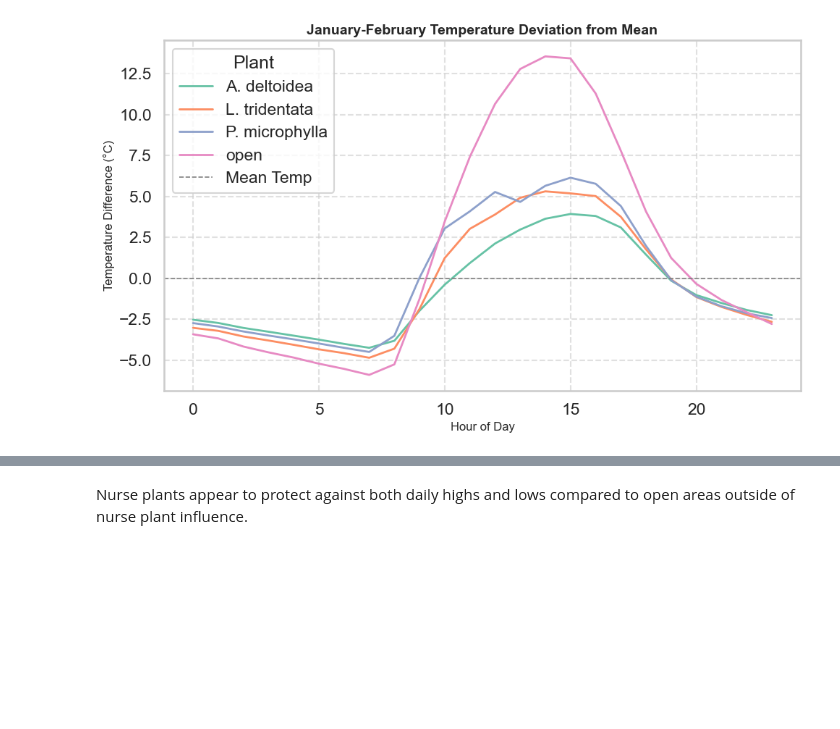
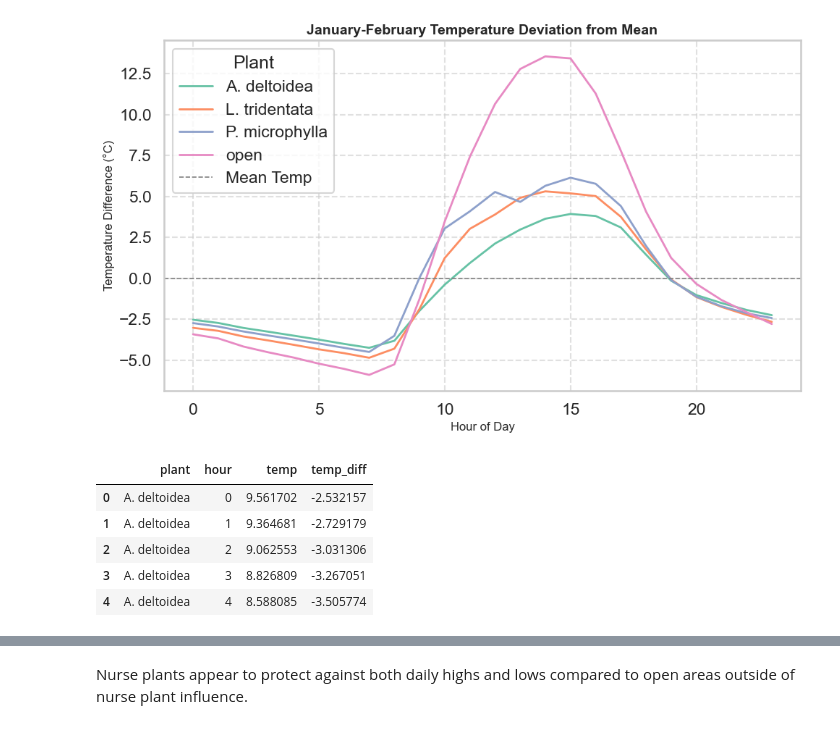
Before and after one commit to haberkornm/Nurse-plant-temperature-microclimates-, a Jupyter notebook: Nurse_plant_analysis.ipynb, the cells around one changed output, grey strips where cells are left out. Cells and saved outputs as stored; diff of their text form; code cells hidden in the pictures; blank space fills up the shorter version.

```diff
--- a/Nurse_plant_analysis.ipynb
+++ b/Nurse_plant_analysis.ipynb
@@ -369,3 +369,12 @@ plt.tight_layout()
 plt.show()
 # %% [output]
 [figure]
+# %%
+winter_means.head()
+# %% [output]
+|  | plant | hour | temp | temp_diff |
+| 0 | A. deltoidea | 0 | 9.561702 | -2.532157 |
+| 1 | A. deltoidea | 1 | 9.364681 | -2.729179 |
+| 2 | A. deltoidea | 2 | 9.062553 | -3.031306 |
+| 3 | A. deltoidea | 3 | 8.826809 | -3.267051 |
+| 4 | A. deltoidea | 4 | 8.588085 | -3.505774 |
```
Also changed, not shown: parts of 2 cells of this notebook, 2 other files.
